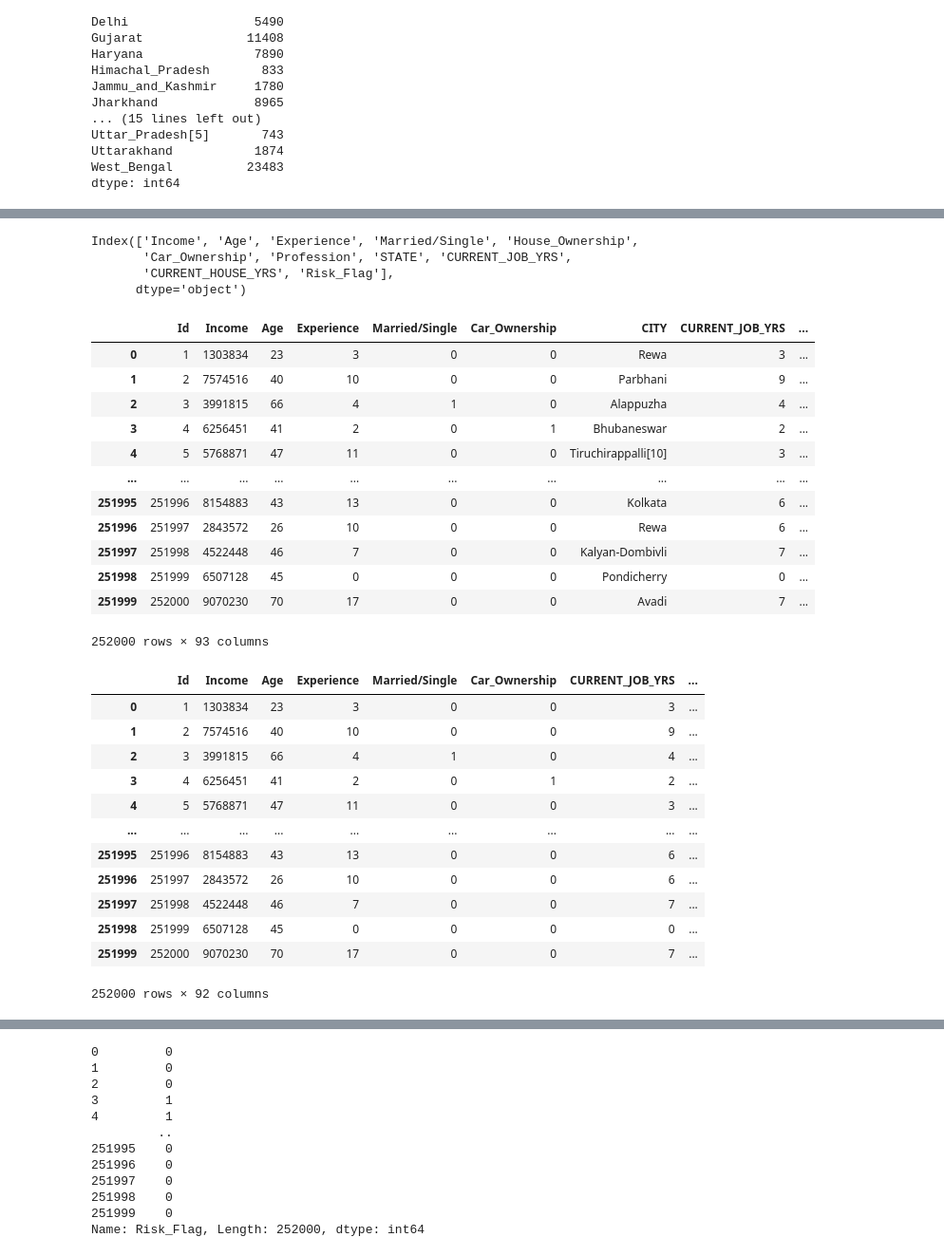
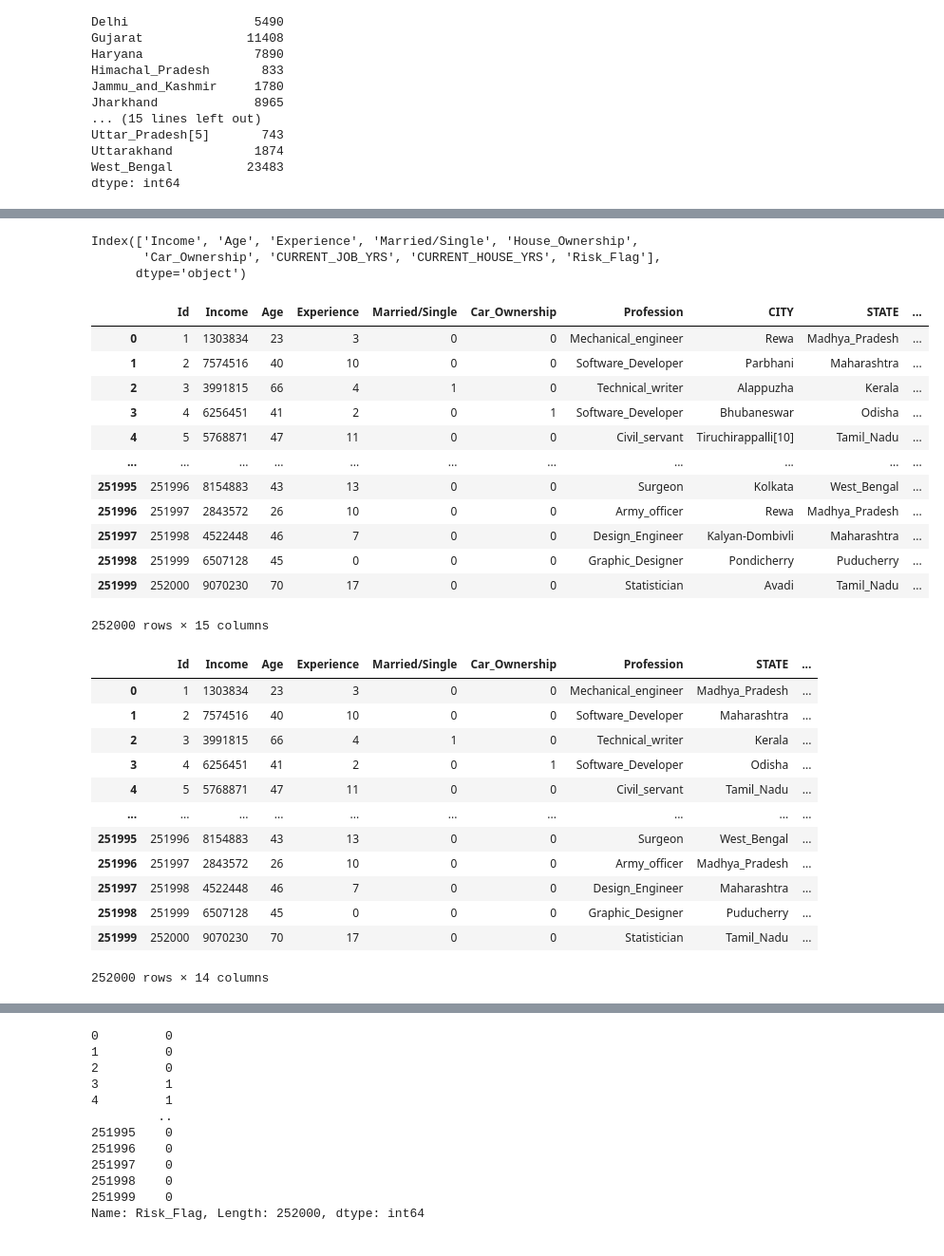
Before and after one commit to DiogoMonteiro99/repos, a Jupyter notebook: AprovacaoEmprestimo.ipynb, the cells around one changed output, grey strips where cells are left out. Shown at 95% size. Saved outputs shown, nothing was run; the diff lists cells and outputs as text; code cells hidden in the pictures.

```diff
--- a/AprovacaoEmprestimo.ipynb
+++ b/AprovacaoEmprestimo.ipynb
@@ -269,5 +309,4 @@ Uttarakhand           1874
 West_Bengal          23483
 dtype: int64
 # %%
-df1 = df.drop(['Id','CITY'],axis=1)
-df1
+df1= df.drop(['Id','Profession', 'STATE','CITY'],axis=1)
@@ -289,11 +314,10 @@ df1
 df1.columns
 # %% [output]
 Index(['Income', 'Age', 'Experience', 'Married/Single', 'House_Ownership',
-       'Car_Ownership', 'Profession', 'STATE', 'CURRENT_JOB_YRS',
-       'CURRENT_HOUSE_YRS', 'Risk_Flag'],
+       'Car_Ownership', 'CURRENT_JOB_YRS', 'CURRENT_HOUSE_YRS', 'Risk_Flag'],
       dtype='object')
 # %%
-df1 = pd.get_dummies(df,columns=['House_Ownership', 'Profession', 'STATE'])
+'''df1 = pd.get_dummies(df,columns=['House_Ownership', 'Profession', 'STATE'])
 df1[['House_Ownership_norent_noown', 'House_Ownership_owned',
        'House_Ownership_rented', 'Profession_Air_traffic_controller',
        'Profession_Analyst', 'Profession_Architect', 'Profession_Army_officer',
@@ -339,64 +363,68 @@ df1[['House_Ownership_norent_noown', 'House_Ownership_owned',
        'Profession_Computer_operator', 'Profession_Consultant',
        'Profession_Dentist', 'Profession_Design_Engineer',
        'Profession_Designer', 'Profession_Drafter', 'Profession_Economist',
        'Profession_Engineer', 'Profession_Fashion_Designer',
        'Profession_Financial_Analyst', 'Profession_Firefighter',
        'Profession_Flight_attendant', 'Profession_Geologist',
        'Profession_Graphic_Designer', 'Profession_Hotel_Manager',
        'Profession_Industrial_Engineer', 'Profession_Lawyer',
        'Profession_Librarian', 'Profession_Magistrate',
        'Profession_Mechanical_engineer', 'Profession_Microbiologist',
        'Profession_Official', 'Profession_Petroleum_Engineer',
        'Profession_Physician', 'Profession_Police_officer',
        'Profession_Politician', 'Profession_Psychologist',
        'Profession_Scientist', 'Profession_Secretary',
        'Profession_Software_Developer', 'Profession_Statistician',
        'Profession_Surgeon', 'Profession_Surveyor',
        'Profession_Technical_writer', 'Profession_Technician',
        'Profession_Technology_specialist', 'Profession_Web_designer',
        'STATE_Andhra_Pradesh', 'STATE_Assam', 'STATE_Bihar',
        'STATE_Chandigarh', 'STATE_Chhattisgarh', 'STATE_Delhi',
        'STATE_Gujarat', 'STATE_Haryana', 'STATE_Himachal_Pradesh',
        'STATE_Jammu_and_Kashmir', 'STATE_Jharkhand', 'STATE_Karnataka',
        'STATE_Kerala', 'STATE_Madhya_Pradesh', 'STATE_Maharashtra',
        'STATE_Manipur', 'STATE_Mizoram', 'STATE_Odisha', 'STATE_Puducherry',
        'STATE_Punjab', 'STATE_Rajasthan', 'STATE_Sikkim', 'STATE_Tamil_Nadu',
        'STATE_Telangana', 'STATE_Tripura', 'STATE_Uttar_Pradesh',
-       'STATE_Uttar_Pradesh[5]', 'STATE_Uttarakhand', 'STATE_West_Bengal']].astype('int64')
+       'STATE_Uttar_Pradesh[5]', 'STATE_Uttarakhand', 'STATE_West_Bengal']].astype('int64')'''
+df1 = pd.get_dummies(df,columns=['House_Ownership'])
+df1[['House_Ownership_norent_noown', 'House_Ownership_owned',
+       'House_Ownership_rented']] = df1[['House_Ownership_norent_noown', 'House_Ownership_owned',
+       'House_Ownership_rented']].astype('int64')
 df1['Married/Single'].replace({'single': 0, 'married':1},inplace=True)
 df1['Car_Ownership'].replace({'yes': 1, 'no': 0}, inplace=True)
 df1
 # %% [output]
-|  | Id | Income | Age | Experience | Married/Single | Car_Ownership | CITY | CURRENT_JOB_YRS | ... |
-| 0 | 1 | 1303834 | 23 | 3 | 0 | 0 | Rewa | 3 | ... |
-| 1 | 2 | 7574516 | 40 | 10 | 0 | 0 | Parbhani | 9 | ... |
-| 2 | 3 | 3991815 | 66 | 4 | 1 | 0 | Alappuzha | 4 | ... |
-| 3 | 4 | 6256451 | 41 | 2 | 0 | 1 | Bhubaneswar | 2 | ... |
-| 4 | 5 | 5768871 | 47 | 11 | 0 | 0 | Tiruchirappalli[10] | 3 | ... |
-| ... | ... | ... | ... | ... | ... | ... | ... | ... | ... |
-| 251995 | 251996 | 8154883 | 43 | 13 | 0 | 0 | Kolkata | 6 | ... |
-| 251996 | 251997 | 2843572 | 26 | 10 | 0 | 0 | Rewa | 6 | ... |
-| 251997 | 251998 | 4522448 | 46 | 7 | 0 | 0 | Kalyan-Dombivli | 7 | ... |
-| 251998 | 251999 | 6507128 | 45 | 0 | 0 | 0 | Pondicherry | 0 | ... |
-| 251999 | 252000 | 9070230 | 70 | 17 | 0 | 0 | Avadi | 7 | ... |
+|  | Id | Income | Age | Experience | Married/Single | Car_Ownership | Profession | CITY | STATE | ... |
+| 0 | 1 | 1303834 | 23 | 3 | 0 | 0 | Mechanical_engineer | Rewa | Madhya_Pradesh | ... |
+| 1 | 2 | 7574516 | 40 | 10 | 0 | 0 | Software_Developer | Parbhani | Maharashtra | ... |
+| 2 | 3 | 3991815 | 66 | 4 | 1 | 0 | Technical_writer | Alappuzha | Kerala | ... |
+| 3 | 4 | 6256451 | 41 | 2 | 0 | 1 | Software_Developer | Bhubaneswar | Odisha | ... |
+| 4 | 5 | 5768871 | 47 | 11 | 0 | 0 | Civil_servant | Tiruchirappalli[10] | Tamil_Nadu | ... |
+| ... | ... | ... | ... | ... | ... | ... | ... | ... | ... | ... |
+| 251995 | 251996 | 8154883 | 43 | 13 | 0 | 0 | Surgeon | Kolkata | West_Bengal | ... |
+| 251996 | 251997 | 2843572 | 26 | 10 | 0 | 0 | Army_officer | Rewa | Madhya_Pradesh | ... |
+| 251997 | 251998 | 4522448 | 46 | 7 | 0 | 0 | Design_Engineer | Kalyan-Dombivli | Maharashtra | ... |
+| 251998 | 251999 | 6507128 | 45 | 0 | 0 | 0 | Graphic_Designer | Pondicherry | Puducherry | ... |
+| 251999 | 252000 | 9070230 | 70 | 17 | 0 | 0 | Statistician | Avadi | Tamil_Nadu | ... |
-252000 rows × 93 columns
+252000 rows × 15 columns
 # %%
 df1 = df1.drop('CITY', axis=1)
 df1
 # %% [output]
-|  | Id | Income | Age | Experience | Married/Single | Car_Ownership | CURRENT_JOB_YRS | ... |
-| 0 | 1 | 1303834 | 23 | 3 | 0 | 0 | 3 | ... |
-| 1 | 2 | 7574516 | 40 | 10 | 0 | 0 | 9 | ... |
-| 2 | 3 | 3991815 | 66 | 4 | 1 | 0 | 4 | ... |
-| 3 | 4 | 6256451 | 41 | 2 | 0 | 1 | 2 | ... |
-| 4 | 5 | 5768871 | 47 | 11 | 0 | 0 | 3 | ... |
-| ... | ... | ... | ... | ... | ... | ... | ... | ... |
-| 251995 | 251996 | 8154883 | 43 | 13 | 0 | 0 | 6 | ... |
-| 251996 | 251997 | 2843572 | 26 | 10 | 0 | 0 | 6 | ... |
-| 251997 | 251998 | 4522448 | 46 | 7 | 0 | 0 | 7 | ... |
-| 251998 | 251999 | 6507128 | 45 | 0 | 0 | 0 | 0 | ... |
-| 251999 | 252000 | 9070230 | 70 | 17 | 0 | 0 | 7 | ... |
+|  | Id | Income | Age | Experience | Married/Single | Car_Ownership | Profession | STATE | ... |
+| 0 | 1 | 1303834 | 23 | 3 | 0 | 0 | Mechanical_engineer | Madhya_Pradesh | ... |
+| 1 | 2 | 7574516 | 40 | 10 | 0 | 0 | Software_Developer | Maharashtra | ... |
+| 2 | 3 | 3991815 | 66 | 4 | 1 | 0 | Technical_writer | Kerala | ... |
+| 3 | 4 | 6256451 | 41 | 2 | 0 | 1 | Software_Developer | Odisha | ... |
+| 4 | 5 | 5768871 | 47 | 11 | 0 | 0 | Civil_servant | Tamil_Nadu | ... |
+| ... | ... | ... | ... | ... | ... | ... | ... | ... | ... |
+| 251995 | 251996 | 8154883 | 43 | 13 | 0 | 0 | Surgeon | West_Bengal | ... |
+| 251996 | 251997 | 2843572 | 26 | 10 | 0 | 0 | Army_officer | Madhya_Pradesh | ... |
+| 251997 | 251998 | 4522448 | 46 | 7 | 0 | 0 | Design_Engineer | Maharashtra | ... |
+| 251998 | 251999 | 6507128 | 45 | 0 | 0 | 0 | Graphic_Designer | Puducherry | ... |
+| 251999 | 252000 | 9070230 | 70 | 17 | 0 | 0 | Statistician | Tamil_Nadu | ... |
-252000 rows × 92 columns
+252000 rows × 14 columns
 # %% [markdown]
 ### **Resposta:**
 
```
Also changed, not shown: parts of 20 cells of this notebook.
